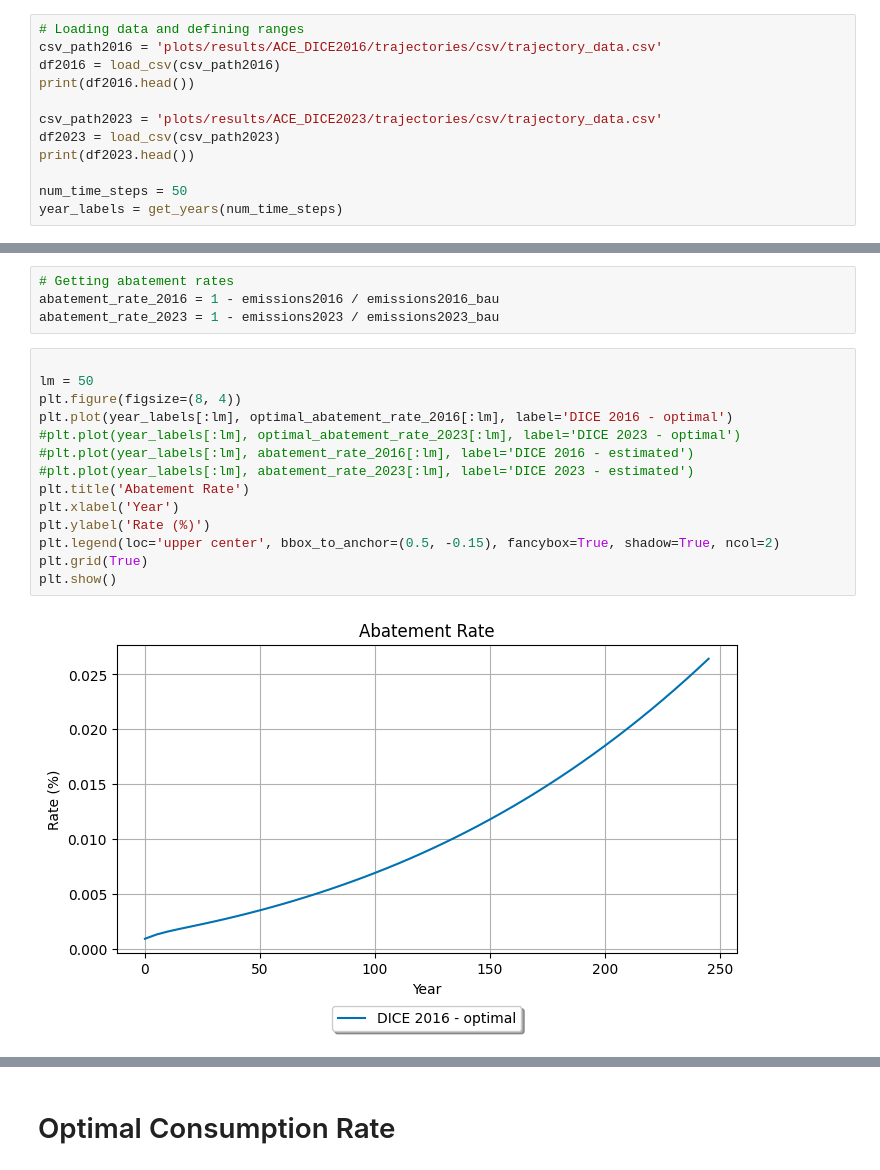
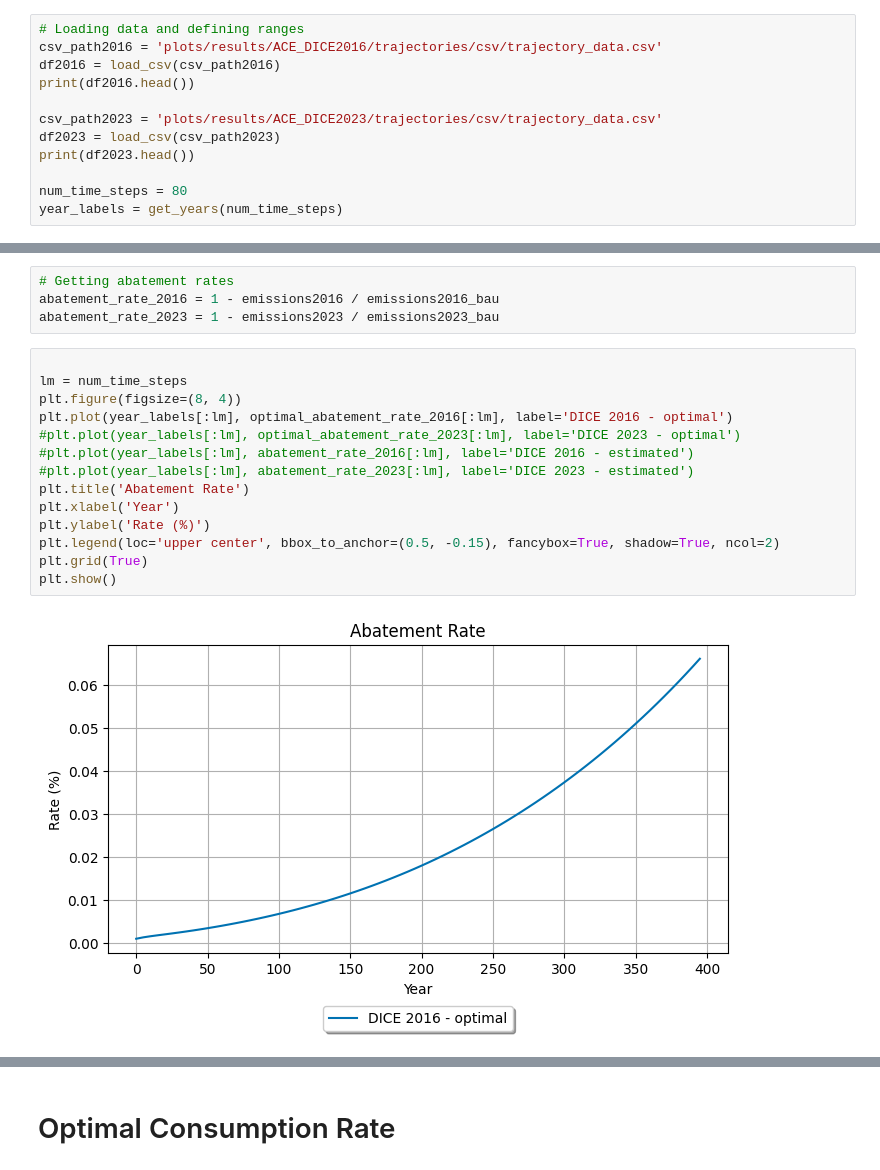
Before and after one commit to hermanvest/DNN-for-ACE, a Jupyter notebook: plotting/thesis_results.ipynb, the cells around one changed output, grey strips where cells are left out. Cells and saved outputs as stored; diff of their text form.

```diff
--- a/plotting/thesis_results.ipynb
+++ b/plotting/thesis_results.ipynb
@@ -61,7 +61,7 @@ csv_path2023 = 'plots/results/ACE_DICE2023/trajectories/csv/trajectory_data.csv'
 df2023 = load_csv(csv_path2023)
 print(df2023.head())
 
-num_time_steps = 50
+num_time_steps = 80
 year_labels = get_years(num_time_steps)
 # %% [output]
         k_t       M_1_t      M_2_t      M_3_t   tau_1_t   tau_2_t    t  \
@@ -364,20 +364,20 @@ abatement_rate_2016 = 1 - emissions2016 / emissions2016_bau
 abatement_rate_2023 = 1 - emissions2023 / emissions2023_bau
 # %%
 
-lm = 50
+lm = num_time_steps
 plt.figure(figsize=(8, 4))
 plt.plot(year_labels[:lm], optimal_abatement_rate_2016[:lm], label='DICE 2016 - optimal')
 #plt.plot(year_labels[:lm], optimal_abatement_rate_2023[:lm], label='DICE 2023 - optimal')
 #plt.plot(year_labels[:lm], abatement_rate_2016[:lm], label='DICE 2016 - estimated')
 #plt.plot(year_labels[:lm], abatement_rate_2023[:lm], label='DICE 2023 - estimated')
 plt.title('Abatement Rate')
 plt.xlabel('Year')
 plt.ylabel('Rate (%)')
 plt.legend(loc='upper center', bbox_to_anchor=(0.5, -0.15), fancybox=True, shadow=True, ncol=2)
 plt.grid(True)
 plt.show()
 # %% [output]
-[figure, old version]
+[figure, new version]
 # %%
 # Create a figure and a set of subplots
 fig, (ax1, ax2) = plt.subplots(1, 2, figsize=(12, 6))
```
Also changed, not shown: parts of 19 cells of this notebook, 59 other files.
